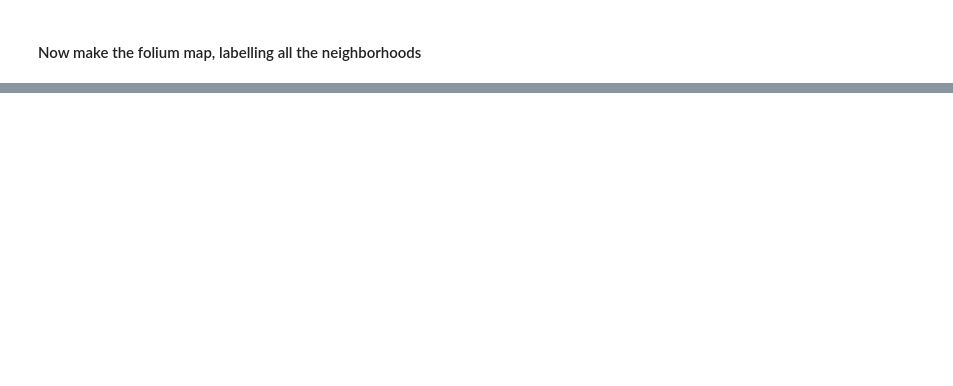
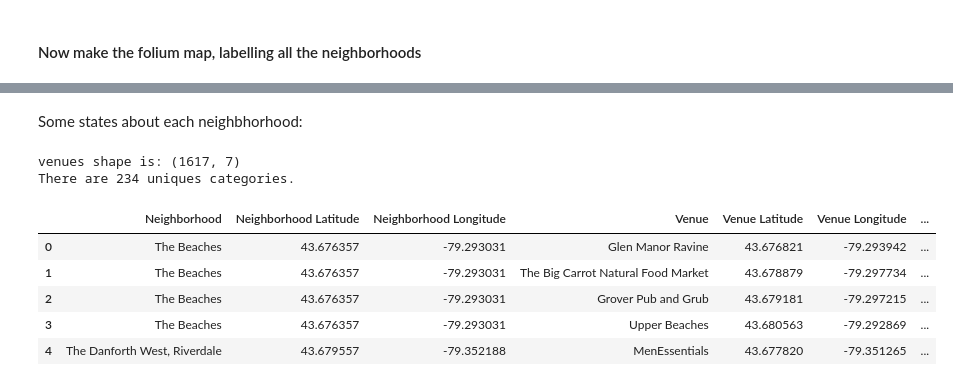
Before and after one commit to KyleStewartPhD/IBMcapstone, a Jupyter notebook: Capstone Project Week 3.ipynb, the cells around one changed output, grey strips where cells are left out. Cells and saved outputs as stored; diff of their text form; code cells hidden in the pictures; blank space fills up the shorter version.

```diff
--- a/Capstone Project Week 3.ipynb
+++ b/Capstone Project Week 3.ipynb
@@ -201,0 +260,12 @@ TADA!  DONE!
+# %%
+# function that extracts the category of the venue
+def get_category_type(row):
+    try:
+        categories_list = row['categories']
+    except:
+        categories_list = row['venue.categories']
+
+    if len(categories_list) == 0:
+        return None
+    else:
+        return categories_list[0]['name']
@@ -201,0 +361,18 @@ TADA!  DONE!
+# %% [markdown]
+Some states about each neighbhorhood:
+# %%
+print("venues shape is:", toronto_venues.shape)
+
+#print("each neighbhorhood had how many venues?: \n", toronto_venues.groupby('Neighborhood').count() )
+
+print('There are {} uniques categories.'.format(len(toronto_venues['Venue Category'].unique())))
+toronto_venues.head()
+# %% [output]
+venues shape is: (1617, 7)
+There are 234 uniques categories.
+|  | Neighborhood | Neighborhood Latitude | Neighborhood Longitude | Venue | Venue Latitude | Venue Longitude | ... |
+| 0 | The Beaches | 43.676357 | -79.293031 | Glen Manor Ravine | 43.676821 | -79.293942 | ... |
+| 1 | The Beaches | 43.676357 | -79.293031 | The Big Carrot Natural Food Market | 43.678879 | -79.297734 | ... |
+| 2 | The Beaches | 43.676357 | -79.293031 | Grover Pub and Grub | 43.679181 | -79.297215 | ... |
+| 3 | The Beaches | 43.676357 | -79.293031 | Upper Beaches | 43.680563 | -79.292869 | ... |
+| 4 | The Danforth West, Riverdale | 43.679557 | -79.352188 | MenEssentials | 43.677820 | -79.351265 | ... |
```
Also changed, not shown: parts of 27 cells of this notebook.
